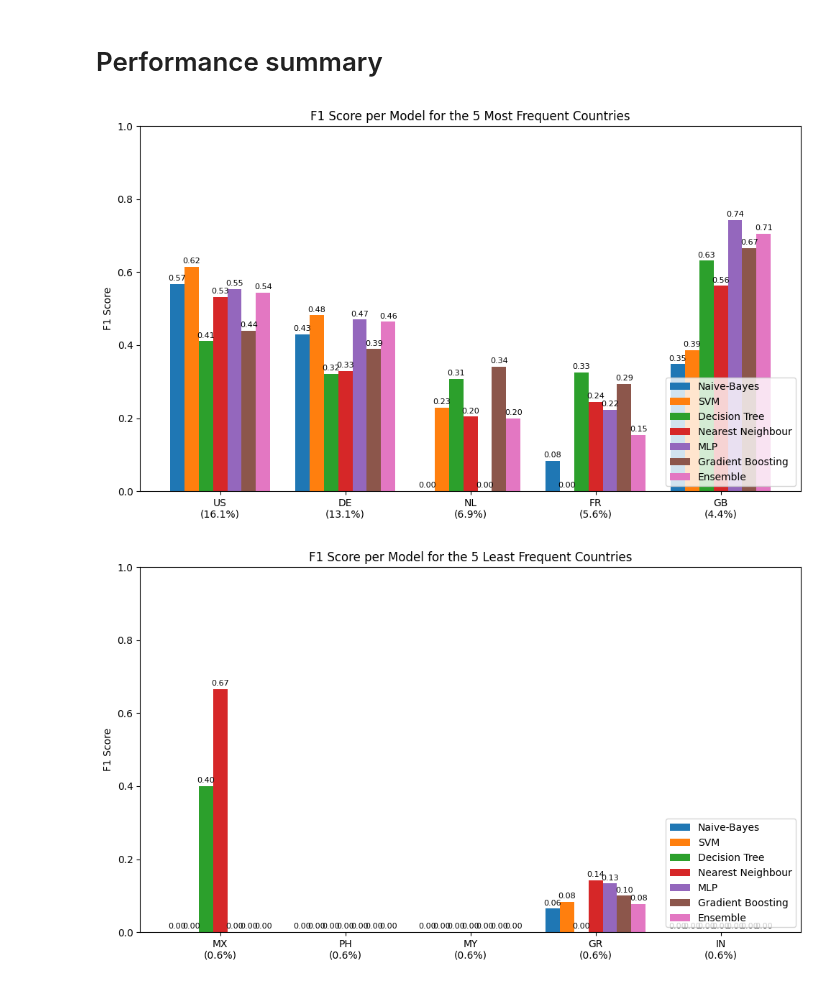
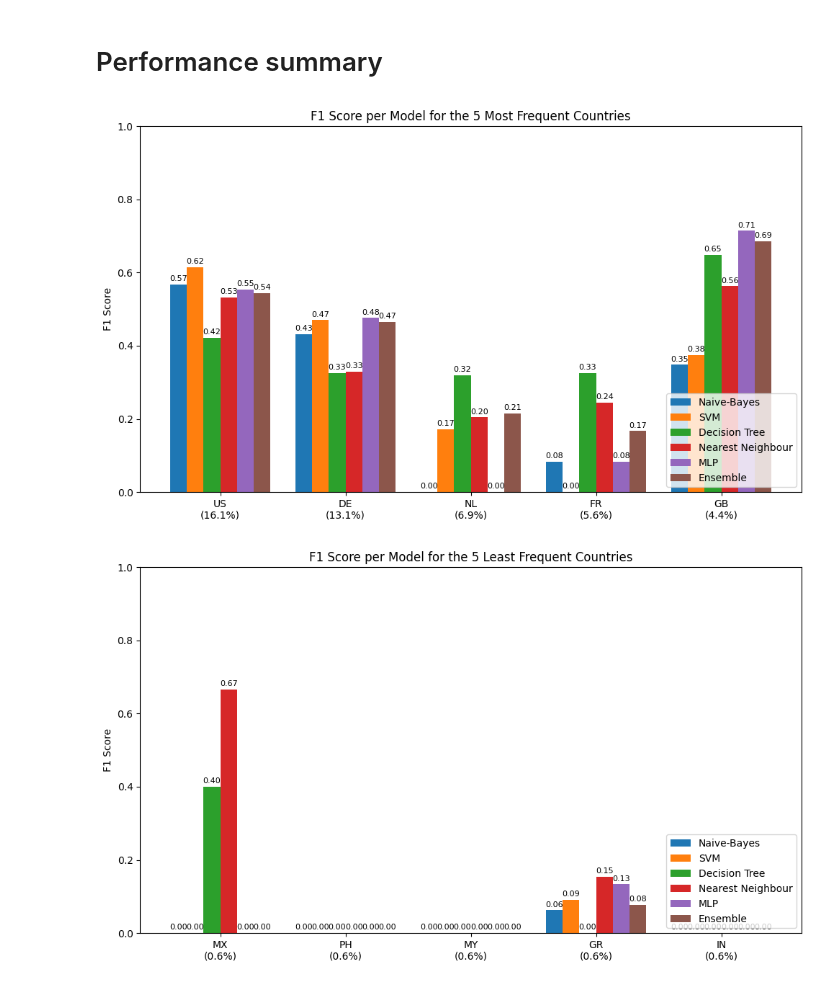
Before and after one commit to rtafurthgarcia/COM763-Assignment, a Jupyter notebook: train.ipynb, the cells around one changed output. Cells and saved outputs as stored; diff of their text form; code cells hidden in the pictures.

```diff
--- a/train.ipynb
+++ b/train.ipynb
@@ -82,14 +82,11 @@ from sklearn import set_config
 set_config(transform_output="pandas")
 
 def sqrt_transform(df):
-    # df is a DataFrame with one column (latency)
     result = np.sqrt(df.values)
     return pd.DataFrame(result, index=df.index, columns=["sqrt"])
 
 nb_preprocessing = ColumnTransformer([
-    # Scale original latency and hops
     ("sqrt", FunctionTransformer(sqrt_transform), ["latency"]),
-    # Add sqrt(latency) as a new column (not scaled here)
     ("untouched", FunctionTransformer(lambda x: x), ["hops"])
 ], remainder='passthrough')
 
@@ -101,8 +98,7 @@ label_column = 'remainder__ground_truth'
 x_train = prepared_train_set[feature_columns]   # type: ignore # shape (n_samples, 2)
 y_train = prepared_train_set[label_column] # type: ignore
 
-x_test = prepared_dev_set[feature_colum
-ns] # type: ignore
+x_test = prepared_dev_set[feature_columns] # type: ignore
 y_test = prepared_dev_set[label_column] # type: ignore
 
 prepared_dev_set
@@ -452,5 +441,0 @@ ValueError: loss='exponential' is only suitable for a binary classification prob
-# %%
-gdc = GradientBoostingClassifier(**gd_gdc.best_params_,  random_state=42).fit(x_train, y_train)
-gdc_predictions = gdc.predict(x_test)
-results.append(("Gradient Boosting", y_test, gdc_predictions))
-generate_metrics(results)
@@ -477,7 +454,8 @@ ensemble = VotingClassifier(estimators=[
     #("SVM", svc),
     ("Decision Tree", dtc),
     ("Nearest Neighbour", nnc),
-    ("Multilayer perceptron", mlp)
+    ("Multilayer perceptron", mlp),
+    #("Gradient Boost", gdc)
 ], voting="hard").fit(x_train, y_train)
 
 ensemble_predictions = ensemble.predict(x_test)
@@ -498,61 +475,12 @@ generate_metrics(results)
 # %% [markdown]
 # Performance summary
 # %%
-import matplotlib.pyplot as plt
-import numpy as np
-from collections import Counter
-from sklearn.metrics import precision_recall_fscore_support
-
-def create_bar_chart(data, predictions, least_common=False):
-    counter = Counter(data)
-    total = len(data)
-
-    top5 = counter.most_common()[-5:]
-    if not least_common:
-        top5 = counter.most_common(5)
-
-    top5_classes = [cls for cls, _ in top5]
-    top5_percent = [cnt / total * 100 for _, cnt in top5]
-
-    x_labels = [f"{cls}\n({pct:.1f}%)" for cls, pct in zip(top5_classes, top5_percent)]
-
-    model_names = []
-    f1_scores = []  # list of lists, each inner list corresponds to one model
-
-    for name, y_true, y_pred in predictions:
-        _, _, f1, _ = precision_recall_fscore_support(
-        y_true, y_pred, labels=top5_classes, zero_division=0
-    )
-        model_names.append(name)
-        f1_scores.append(f1)
-
-    # 3. Grouped bar chart
-    x = np.arange(len(top5_classes))
-    width = 0.8 / len(model_names)
-    multiplier = 0
-
-    fig, ax = plt.subplots(figsize=(10, 6))
-    for i, (model, scores) in enumerate(zip(model_names, f1_scores)):
-        offset = width * multiplier
-        rects = ax.bar(x + offset, scores, width, label=model)
-        ax.bar_label(rects, fmt='%.2f', padding=2, fontsize=8)
-        multiplier += 1
-
-    ax.set_ylabel('F1 Score')
-    if not least_common:
-        ax.set_title('F1 Score per Model for the 5 Most Frequent Countries')
-    else:
-        ax.set_title('F1 Score per Model for the 5 Least Frequent Countries')
-    ax.set_xticks(x + width * (len(model_names) - 1) / 2, x_labels)
-    ax.legend(loc='lower right')
-    ax.set_ylim(0, 1.0)
-    plt.tight_layout()
-    plt.show()
+from common import create_bar_chart
 
 create_bar_chart(y_test, results)
 create_bar_chart(y_test, results, True)
 # %% [output]
-[figure, old version]
+[figure, new version]
-[figure, old version]
+[figure, new version]
 # %%
 import matplotlib.pyplot as plt
```
Also changed, not shown: parts of 14 cells of this notebook, 4 other files.
